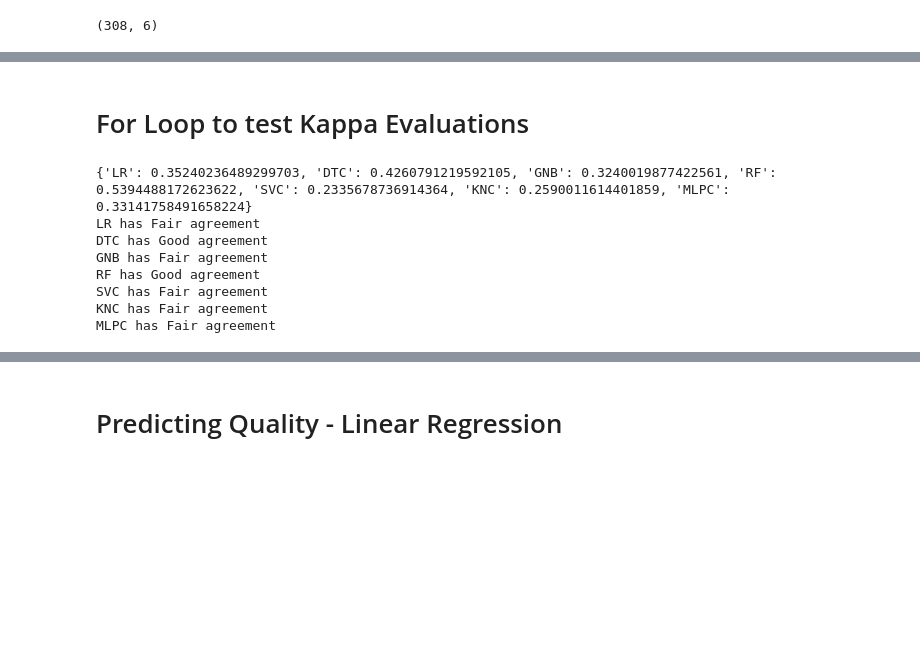
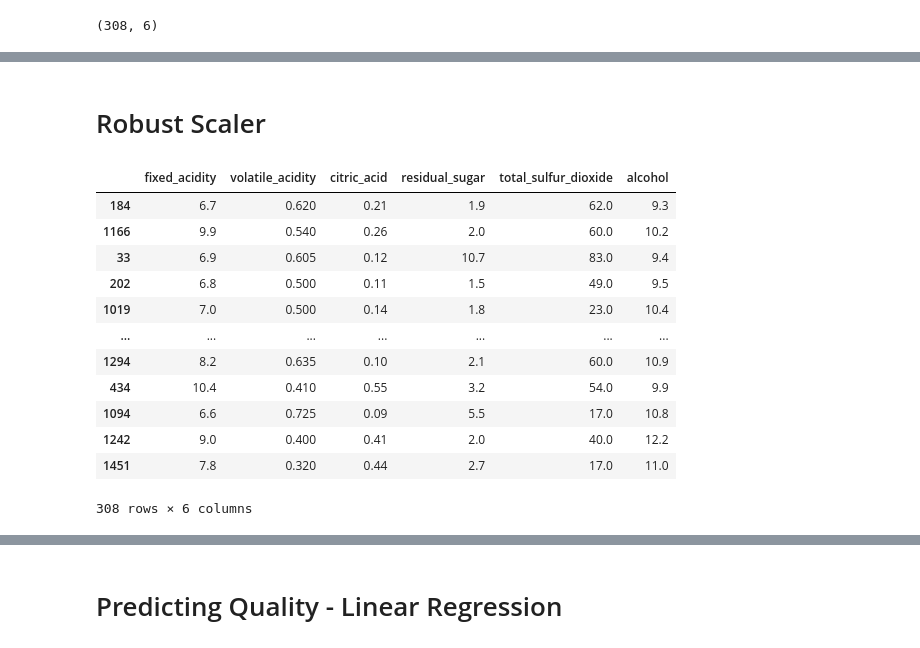
Before and after one commit to marcosmicozzi/Module01_Project02, a Jupyter notebook: m1p2s4_redwine.ipynb, the cells around one changed output, grey strips where cells are left out. Drawn from its saved outputs; the diff is of its cells as text; code cells hidden in the pictures; blank space fills up the shorter version.

```diff
--- a/m1p2s4_redwine.ipynb
+++ b/m1p2s4_redwine.ipynb
@@ -1094,25 +283,18 @@ Accuracy score: 0.6623376623376623
-# %% [markdown]
-# For Loop to test Kappa Evaluations
-# %%
-models = ['LR', 'DTC', 'GNB', 'RF', 'SVC', 'KNC', 'MLPC']
-kappa_dict = dict(zip(models, kappa_total))
-print(kappa_dict)
-
-for model, score in kappa_dict.items():
-    if score < 0.20:
-        print(f'{model} has Poor agreement')
-    elif 0.20 <= score < 0.40:
-        print(f'{model} has Fair agreement')
-    elif 0.40 <= score < 0.60:
-        print(f'{model} has Good agreement')
-    else:
-        print(f'{model} has Very good agreement')
-# %% [output]
-{'LR': 0.35240236489299703, 'DTC': 0.4260791219592105, 'GNB': 0.3240019877422561, 'RF': 0.5394488172623622, 'SVC': 0.2335678736914364, 'KNC': 0.2590011614401859, 'MLPC': 0.33141758491658224}
-LR has Fair agreement
-DTC has Good agreement
-GNB has Fair agreement
-RF has Good agreement
-SVC has Fair agreement
-KNC has Fair agreement
-MLPC has Fair agreement
+# %% [markdown]
+# Robust Scaler
+# %%
+x_test
+# %% [output]
+|  | fixed_acidity | volatile_acidity | citric_acid | residual_sugar | total_sulfur_dioxide | alcohol |
+| 184 | 6.7 | 0.620 | 0.21 | 1.9 | 62.0 | 9.3 |
+| 1166 | 9.9 | 0.540 | 0.26 | 2.0 | 60.0 | 10.2 |
+| 33 | 6.9 | 0.605 | 0.12 | 10.7 | 83.0 | 9.4 |
+| 202 | 6.8 | 0.500 | 0.11 | 1.5 | 49.0 | 9.5 |
+| 1019 | 7.0 | 0.500 | 0.14 | 1.8 | 23.0 | 10.4 |
+| ... | ... | ... | ... | ... | ... | ... |
+| 1294 | 8.2 | 0.635 | 0.10 | 2.1 | 60.0 | 10.9 |
+| 434 | 10.4 | 0.410 | 0.55 | 3.2 | 54.0 | 9.9 |
+| 1094 | 6.6 | 0.725 | 0.09 | 5.5 | 17.0 | 10.8 |
+| 1242 | 9.0 | 0.400 | 0.41 | 2.0 | 40.0 | 12.2 |
+| 1451 | 7.8 | 0.320 | 0.44 | 2.7 | 17.0 | 11.0 |
+308 rows × 6 columns
```
Also changed, not shown: parts of 56 cells of this notebook, 3 other files.
